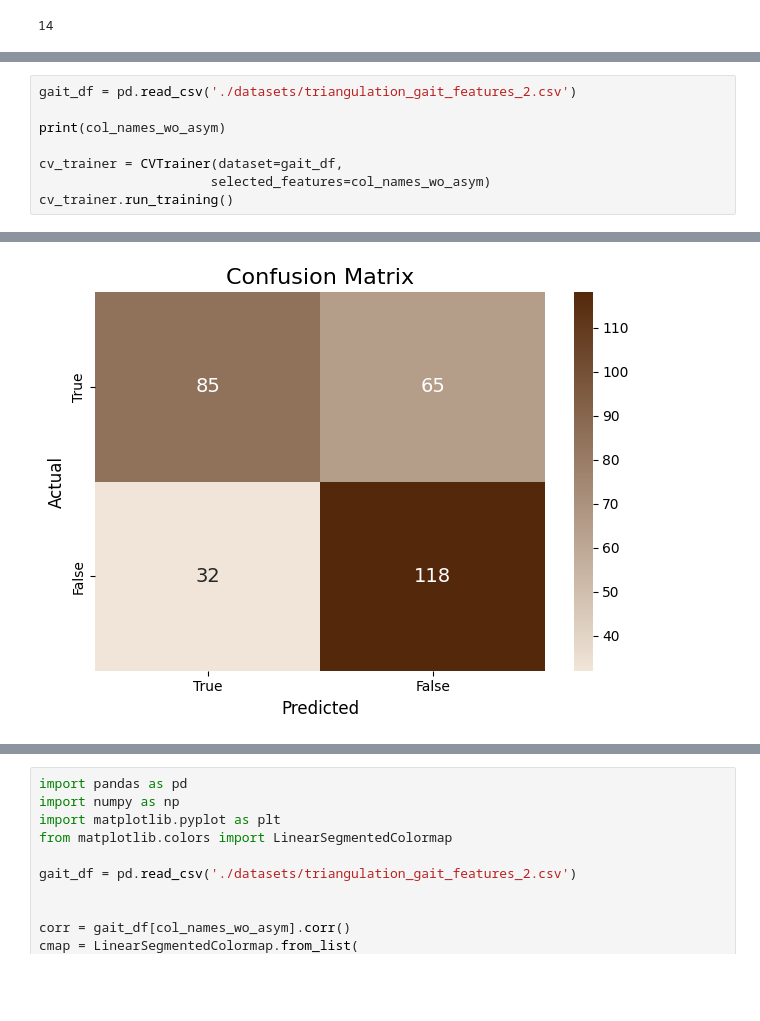
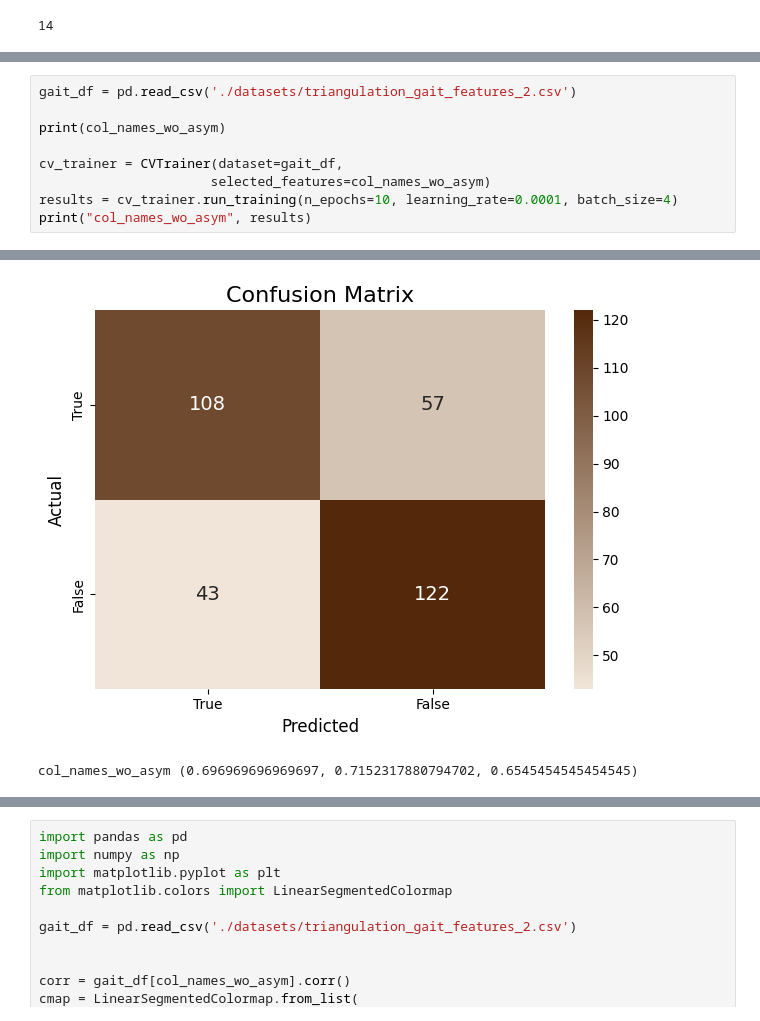
Before and after one commit to mklimek001/gait-features-identification, a Jupyter notebook: cv_trainer_preparation_triangulated_data.ipynb, the cells around one changed output, grey strips where cells are left out. Cells and saved outputs as stored; diff of their text form; blank space fills up the shorter version.

```diff
--- a/cv_trainer_preparation_triangulated_data.ipynb
+++ b/cv_trainer_preparation_triangulated_data.ipynb
@@ -188,6 +363,7 @@ print(col_names_wo_asym)
 
 cv_trainer = CVTrainer(dataset=gait_df,
                       selected_features=col_names_wo_asym)
-cv_trainer.run_training()
+results = cv_trainer.run_training(n_epochs=10, learning_rate=0.0001, batch_size=4)
+print("col_names_wo_asym", results)
 # %% [output]
 ['total_mean_stride_time', 'total_mean_stride_dist', 'total_mean_step_times', 'total_mean_step_distance', 'total_mean_step_width', 'total_mean_max_hip_angle_diff', 'total_mean_max_knee_angle_diff', 't ...
@@ -210,4 +386,5 @@ False    32    118
-[figure, old version]
+[figure, new version]
+col_names_wo_asym (0.696969696969697, 0.7152317880794702, 0.6545454545454545)
 # %%
 gait_df = pd.read_csv('./datasets/triangulation_gait_features_2.csv')
 
```
Also changed, not shown: parts of 10 cells of this notebook, 4 other files.
